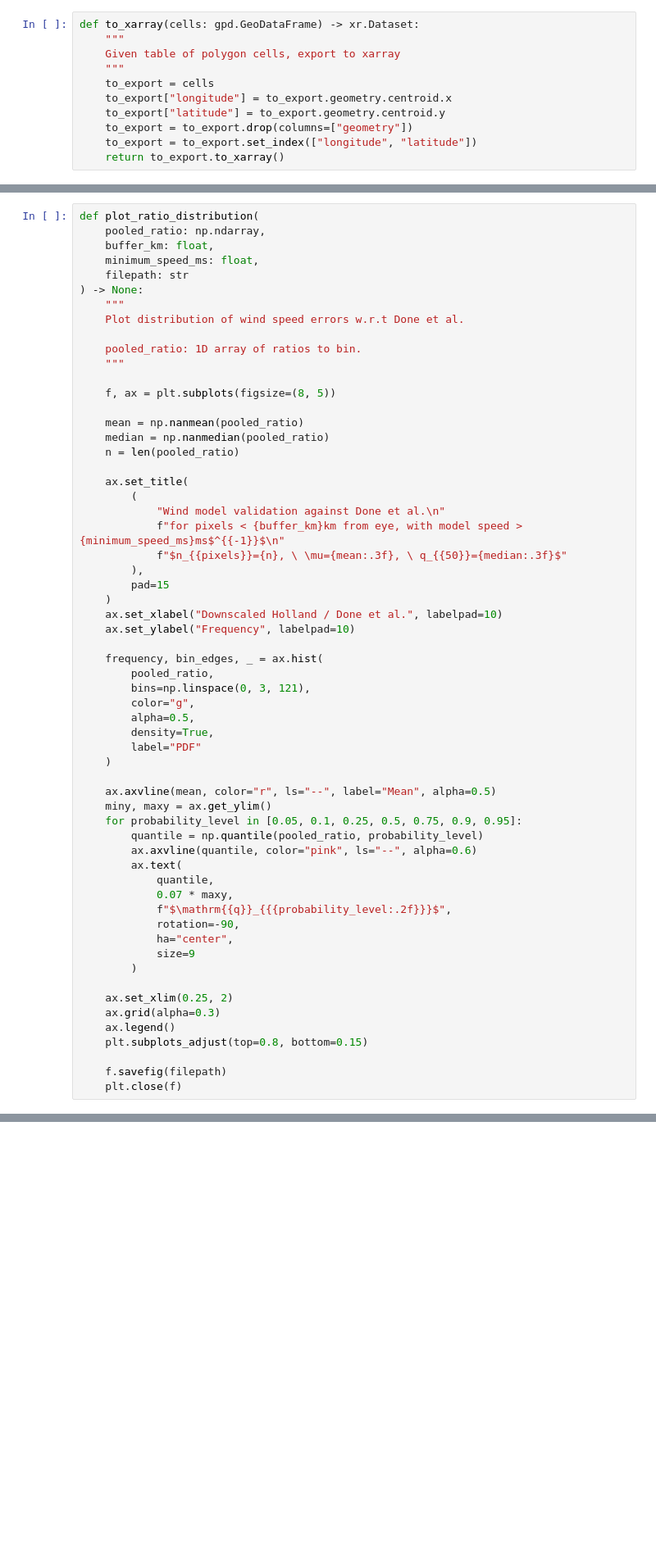
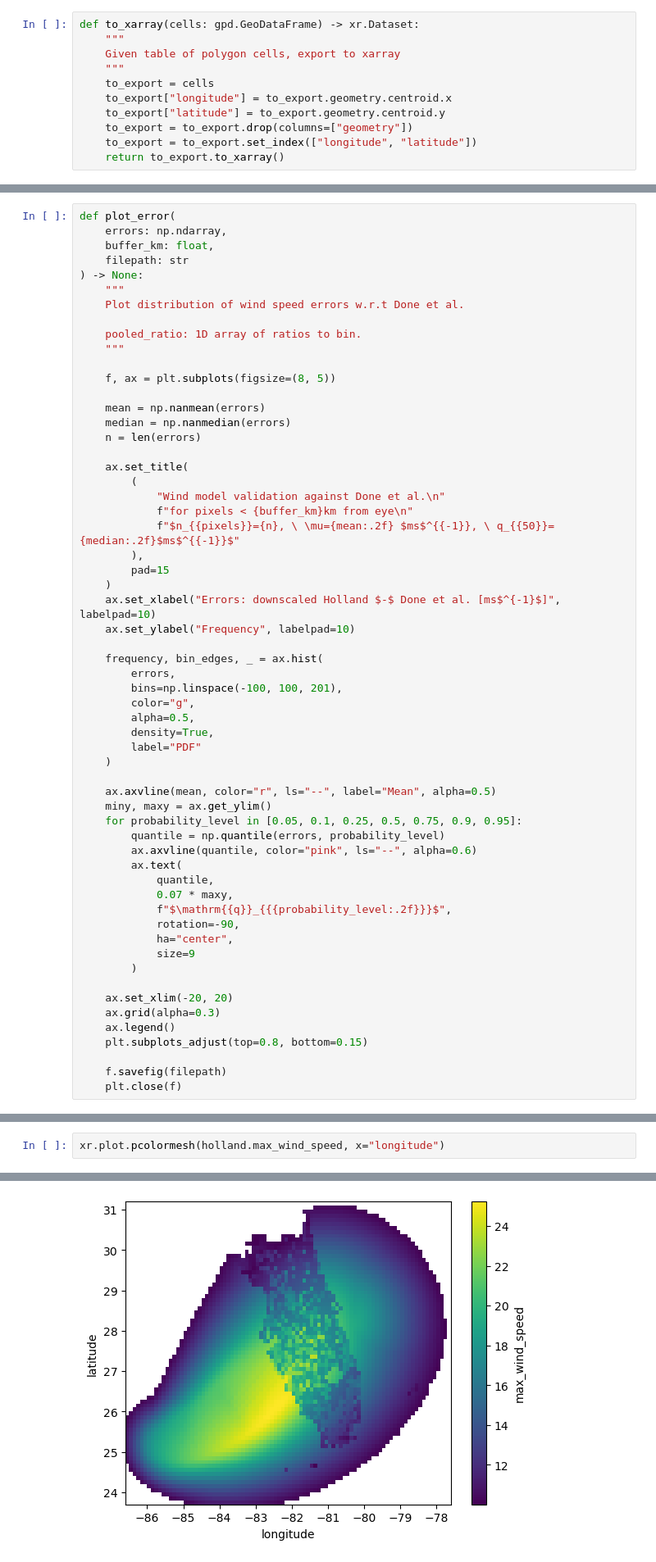
Before and after one commit to nismod/open-gira, a Jupyter notebook: validation/compare_wind_models.ipynb, the cells around one changed output, grey strips where cells are left out. Shown: that part at 82% size. Cells and saved outputs as stored; diff of their text form; blank space fills up the shorter version.

```diff
--- a/validation/compare_wind_models.ipynb
+++ b/validation/compare_wind_models.ipynb
@@ -270,8 +259,7 @@ def landfalling_ratio(
 # %%
-def plot_ratio_distribution(
-    pooled_ratio: np.ndarray,
+def plot_error(
+    errors: np.ndarray,
     buffer_km: float,
-    minimum_speed_ms: float,
     filepath: str
 ) -> None:
     """
@@ -282,24 +270,24 @@ def plot_ratio_distribution(
 
     f, ax = plt.subplots(figsize=(8, 5))
 
-    mean = np.nanmean(pooled_ratio)
-    median = np.nanmedian(pooled_ratio)
-    n = len(pooled_ratio)
+    mean = np.nanmean(errors)
+    median = np.nanmedian(errors)
+    n = len(errors)
 
     ax.set_title(
         (
             "Wind model validation against Done et al.\n"
-            f"for pixels < {buffer_km}km from eye, with model speed > {minimum_speed_ms}ms$^{{-1}}$\n"
-            f"$n_{{pixels}}={n}, \ \mu={mean:.3f}, \ q_{{50}}={median:.3f}$"
+            f"for pixels < {buffer_km}km from eye\n"
+            f"$n_{{pixels}}={n}, \ \mu={mean:.2f} $ms$^{{-1}}, \ q_{{50}}={median:.2f}$ms$^{{-1}}$"
         ),
         pad=15
     )
-    ax.set_xlabel("Downscaled Holland / Done et al.", labelpad=10)
+    ax.set_xlabel("Errors: downscaled Holland $-$ Done et al. [ms$^{-1}$]", labelpad=10)
     ax.set_ylabel("Frequency", labelpad=10)
 
     frequency, bin_edges, _ = ax.hist(
-        pooled_ratio,
-        bins=np.linspace(0, 3, 121),
+        errors,
+        bins=np.linspace(-100, 100, 201),
         color="g",
         alpha=0.5,
         density=True,
@@ -309,7 +297,7 @@ def plot_ratio_distribution(
     ax.axvline(mean, color="r", ls="--", label="Mean", alpha=0.5)
     miny, maxy = ax.get_ylim()
     for probability_level in [0.05, 0.1, 0.25, 0.5, 0.75, 0.9, 0.95]:
-        quantile = np.quantile(pooled_ratio, probability_level)
+        quantile = np.quantile(errors, probability_level)
         ax.axvline(quantile, color="pink", ls="--", alpha=0.6)
         ax.text(
             quantile,
@@ -320,7 +308,7 @@ def plot_ratio_distribution(
             size=9
         )
 
-    ax.set_xlim(0.25, 2)
+    ax.set_xlim(-20, 20)
     ax.grid(alpha=0.3)
     ax.legend()
     plt.subplots_adjust(top=0.8, bottom=0.15)
@@ -514,0 +538,3 @@ plotting distribution...
+# %%
+xr.plot.pcolormesh(holland.max_wind_speed, x="longitude")
+# %% [output]
@@ -514,0 +542 @@ plotting distribution...
+[figure, added]
```
Also changed, not shown: parts of 9 cells of this notebook.
